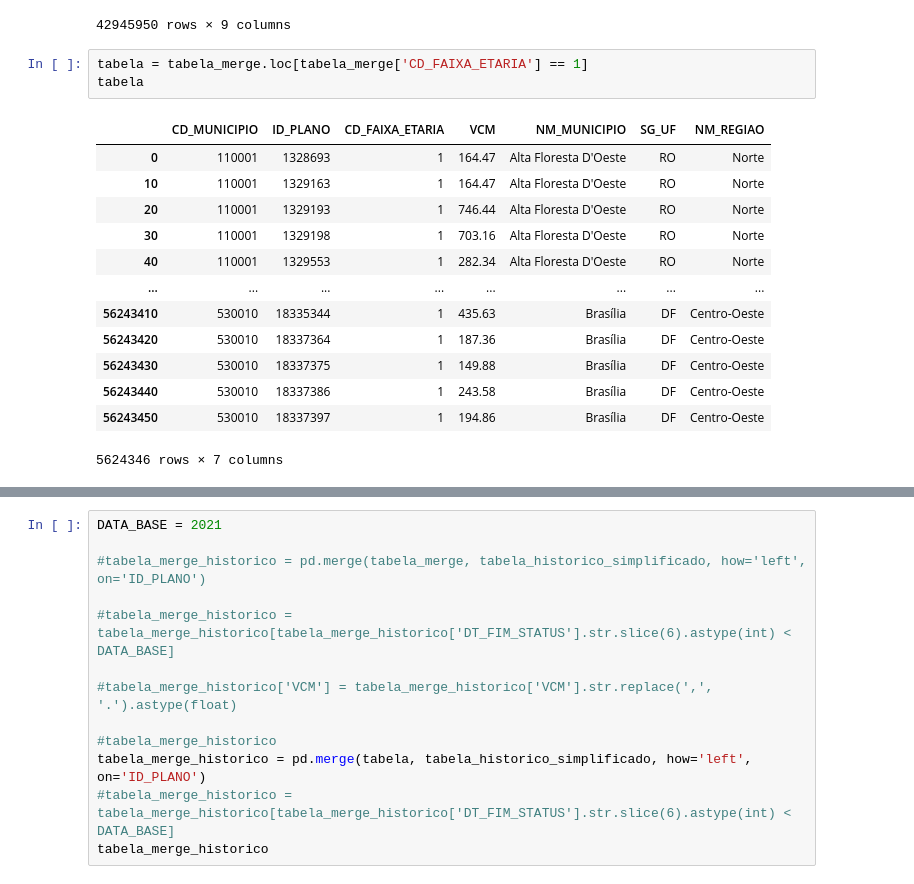
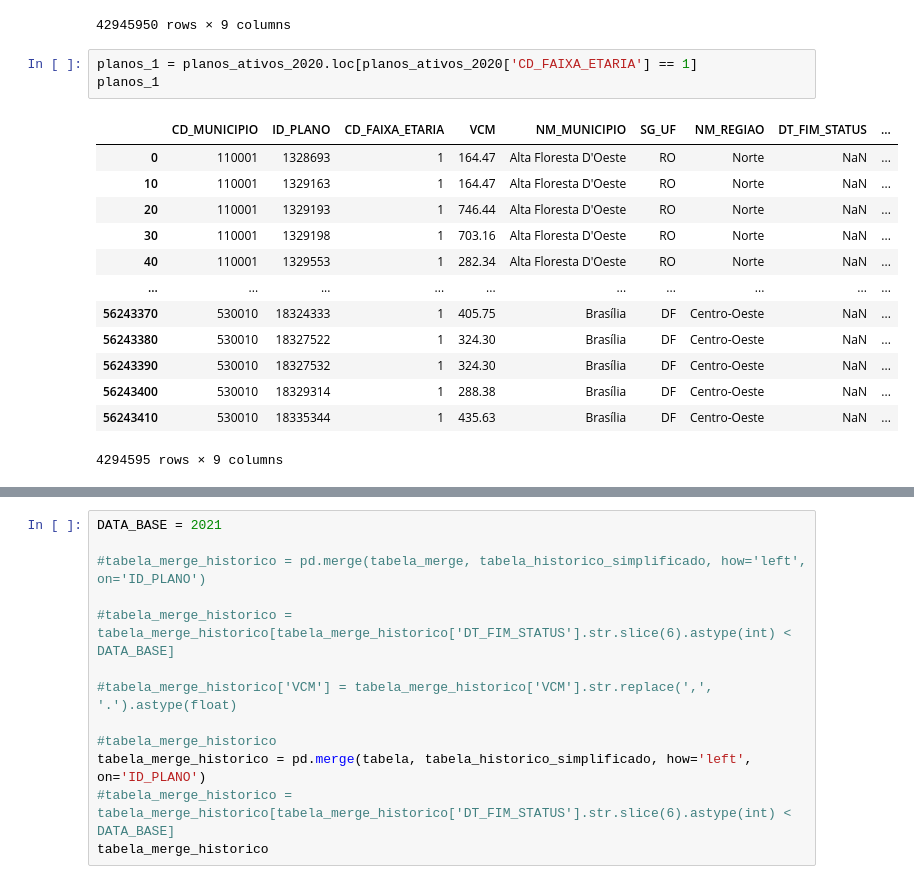
Before and after one commit to MaMBassi/TopicosEspeciaisII, a Jupyter notebook: analise_estatistica_plano_saude_2020.ipynb, the cells around one changed output, grey strips where cells are left out. Cells and saved outputs as stored; diff of their text form.

```diff
--- a/analise_estatistica_plano_saude_2020.ipynb
+++ b/analise_estatistica_plano_saude_2020.ipynb
@@ -244,20 +244,20 @@ planos_ativos_2020
 | 56243418 | 530010 | 18335344 | 9 | 1765.66 | Brasília | DF | Centro-Oeste | NaN | ... |
 | 56243419 | 530010 | 18335344 | 10 | 2609.33 | Brasília | DF | Centro-Oeste | NaN | ... |
 42945950 rows × 9 columns
-# %%
-tabela = tabela_merge.loc[tabela_merge['CD_FAIXA_ETARIA'] == 1]
-tabela
-# %% [output]
-|  | CD_MUNICIPIO | ID_PLANO | CD_FAIXA_ETARIA | VCM | NM_MUNICIPIO | SG_UF | NM_REGIAO |
-| 0 | 110001 | 1328693 | 1 | 164.47 | Alta Floresta D'Oeste | RO | Norte |
-| 10 | 110001 | 1329163 | 1 | 164.47 | Alta Floresta D'Oeste | RO | Norte |
-| 20 | 110001 | 1329193 | 1 | 746.44 | Alta Floresta D'Oeste | RO | Norte |
-| 30 | 110001 | 1329198 | 1 | 703.16 | Alta Floresta D'Oeste | RO | Norte |
-| 40 | 110001 | 1329553 | 1 | 282.34 | Alta Floresta D'Oeste | RO | Norte |
-| ... | ... | ... | ... | ... | ... | ... | ... |
-| 56243410 | 530010 | 18335344 | 1 | 435.63 | Brasília | DF | Centro-Oeste |
-| 56243420 | 530010 | 18337364 | 1 | 187.36 | Brasília | DF | Centro-Oeste |
-| 56243430 | 530010 | 18337375 | 1 | 149.88 | Brasília | DF | Centro-Oeste |
-| 56243440 | 530010 | 18337386 | 1 | 243.58 | Brasília | DF | Centro-Oeste |
-| 56243450 | 530010 | 18337397 | 1 | 194.86 | Brasília | DF | Centro-Oeste |
-5624346 rows × 7 columns
+# %%
+planos_1 = planos_ativos_2020.loc[planos_ativos_2020['CD_FAIXA_ETARIA'] == 1]
+planos_1
+# %% [output]
+|  | CD_MUNICIPIO | ID_PLANO | CD_FAIXA_ETARIA | VCM | NM_MUNICIPIO | SG_UF | NM_REGIAO | DT_FIM_STATUS | ... |
+| 0 | 110001 | 1328693 | 1 | 164.47 | Alta Floresta D'Oeste | RO | Norte | NaN | ... |
+| 10 | 110001 | 1329163 | 1 | 164.47 | Alta Floresta D'Oeste | RO | Norte | NaN | ... |
+| 20 | 110001 | 1329193 | 1 | 746.44 | Alta Floresta D'Oeste | RO | Norte | NaN | ... |
+| 30 | 110001 | 1329198 | 1 | 703.16 | Alta Floresta D'Oeste | RO | Norte | NaN | ... |
+| 40 | 110001 | 1329553 | 1 | 282.34 | Alta Floresta D'Oeste | RO | Norte | NaN | ... |
+| ... | ... | ... | ... | ... | ... | ... | ... | ... | ... |
+| 56243370 | 530010 | 18324333 | 1 | 405.75 | Brasília | DF | Centro-Oeste | NaN | ... |
+| 56243380 | 530010 | 18327522 | 1 | 324.30 | Brasília | DF | Centro-Oeste | NaN | ... |
+| 56243390 | 530010 | 18327532 | 1 | 324.30 | Brasília | DF | Centro-Oeste | NaN | ... |
+| 56243400 | 530010 | 18329314 | 1 | 288.38 | Brasília | DF | Centro-Oeste | NaN | ... |
+| 56243410 | 530010 | 18335344 | 1 | 435.63 | Brasília | DF | Centro-Oeste | NaN | ... |
+4294595 rows × 9 columns
```
Also changed, not shown: parts of 7 cells of this notebook.
